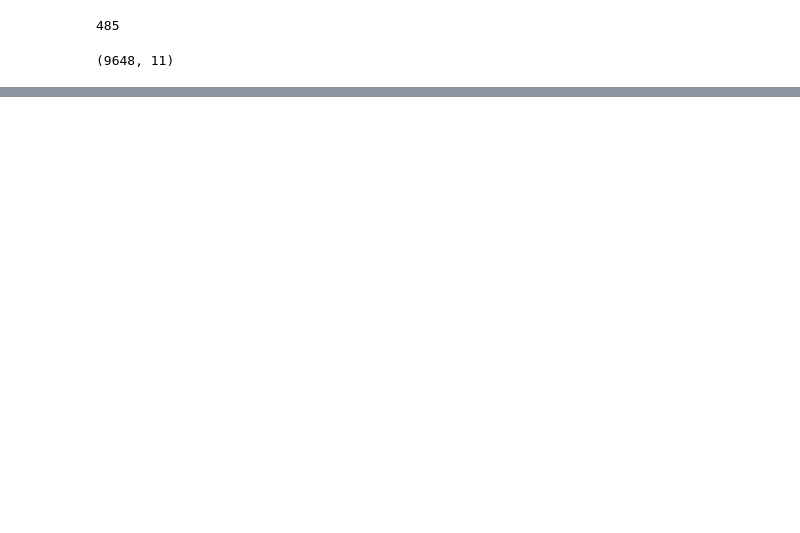
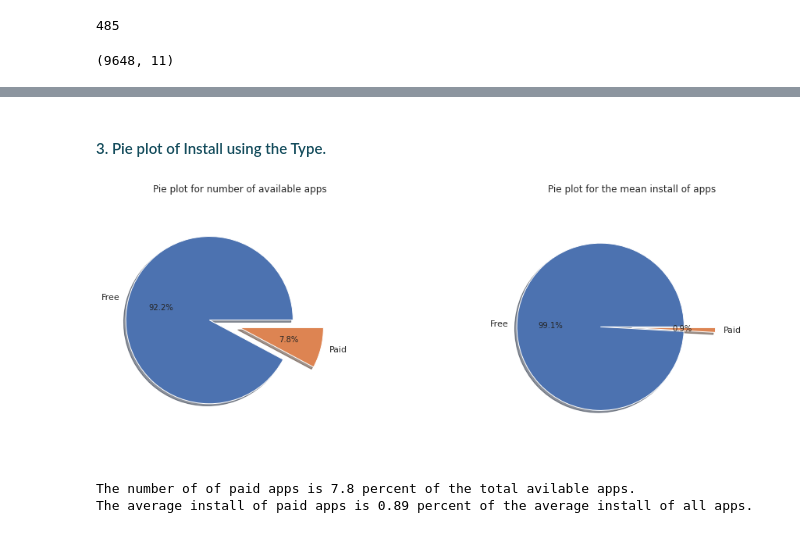
Before and after one commit to BharatSingla12/Play-Store-App-Review-Analysis-EDA-, a Jupyter notebook: Play_Store_App_Review_Analysis_Capstone_Project.ipynb, the cells around one changed output, grey strips where cells are left out. Saved outputs shown, nothing was run; the diff lists cells and outputs as text; code cells hidden in the pictures; blank space fills up the shorter version.

```diff
--- a/Play_Store_App_Review_Analysis_Capstone_Project.ipynb
+++ b/Play_Store_App_Review_Analysis_Capstone_Project.ipynb
@@ -813,0 +438,22 @@ Distribution plot of Rating, Reviews, Size, Installs, Price
+# %% [markdown]
+#### <font  size="+1" color='#144c5c'> 3. Pie plot of Install using the Type.
+# %%
+fig, axs = plt.subplots(1, 2, figsize  = (15,15))
+# fig.suptitle('Average rating per app for each category')
+fig.subplots_adjust(hspace=0, wspace = 0.5)
+
+df1 = df[['Installs', 'Type']].groupby('Type', as_index=True).agg(['count', 'mean', 'sum'])
+
+percentage1 = round((df1.loc['Paid',('Installs', 'count')]/(df1.loc['Paid',('Installs', 'count')]+df1.loc['Free',('Installs', 'count')]))*100, 2)
+percentage2 = round((df1.loc['Paid',('Installs', 'mean')]/(df1.loc['Paid',('Installs', 'mean')]+df1.loc['Free',('Installs', 'mean')]))*100, 2)
+
+df1.sort_values(by=('Installs', 'count'), ascending=False).plot(y =('Installs', 'count'), kind='pie', ax = axs[0],ylabel="", title = "Pie plot for number of available apps", autopct='%1.1f%%', startangle=360,explode= (0.3, 0),radius =0.8, shadow=True, legend = False)
+df1.sort_values(by=('Installs', 'mean'), ascending=False).plot(y =('Installs', 'mean'), kind='pie', ax = axs[1],ylabel="", title = "Pie plot for the mean install of apps", autopct='%1.1f%%', startangle=360,explode= (0.3, 0),radius =0.8, shadow=True, legend = False)
+plt.show()
+
+print(f'The number of of paid apps is {percentage1} percent of the total avilable apps.')
+print(f'The average install of paid apps is {percentage2} percent of the average install of all apps.')
+# %% [output]
+[figure, added]
+The number of of paid apps is 7.8 percent of the total avilable apps.
+The average install of paid apps is 0.89 percent of the average install of all apps.
```
Also changed, not shown: parts of 156 cells of this notebook.
